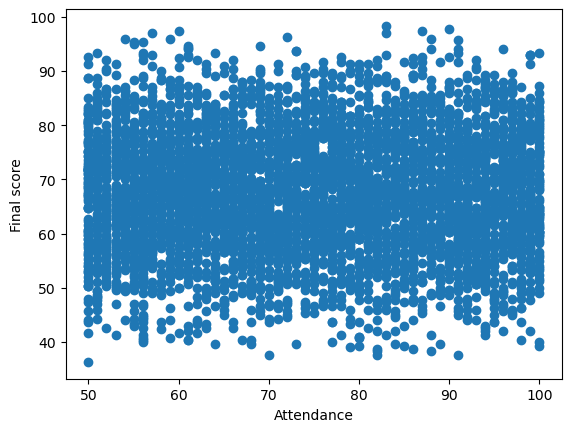
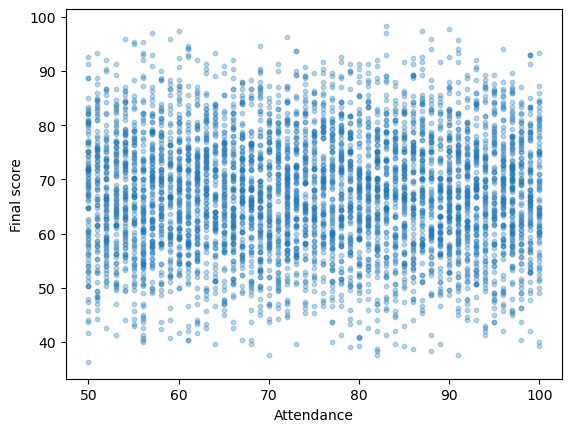
Code edit (unified diff) that turned the first committed figure into the second:
--- before
+++ after
@@ -1,3 +1,3 @@
-plt.scatter(df["Attendance_Percentage"], df["Final_Percentage"])
+plt.scatter(df["Attendance_Percentage"], df["Final_Percentage"], alpha=0.3, s=10)
 plt.xlabel("Attendance")
 plt.ylabel("Final score")

Commit: Final score prediction